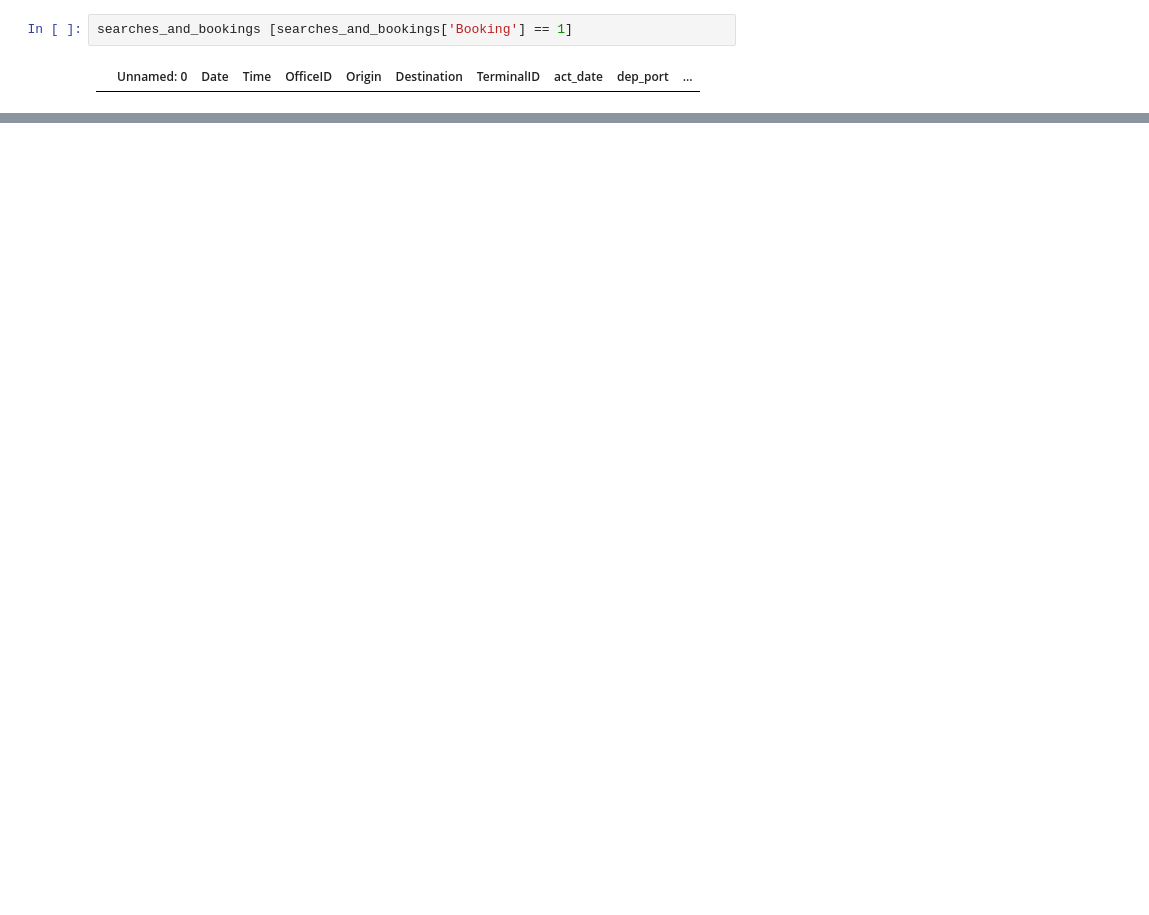
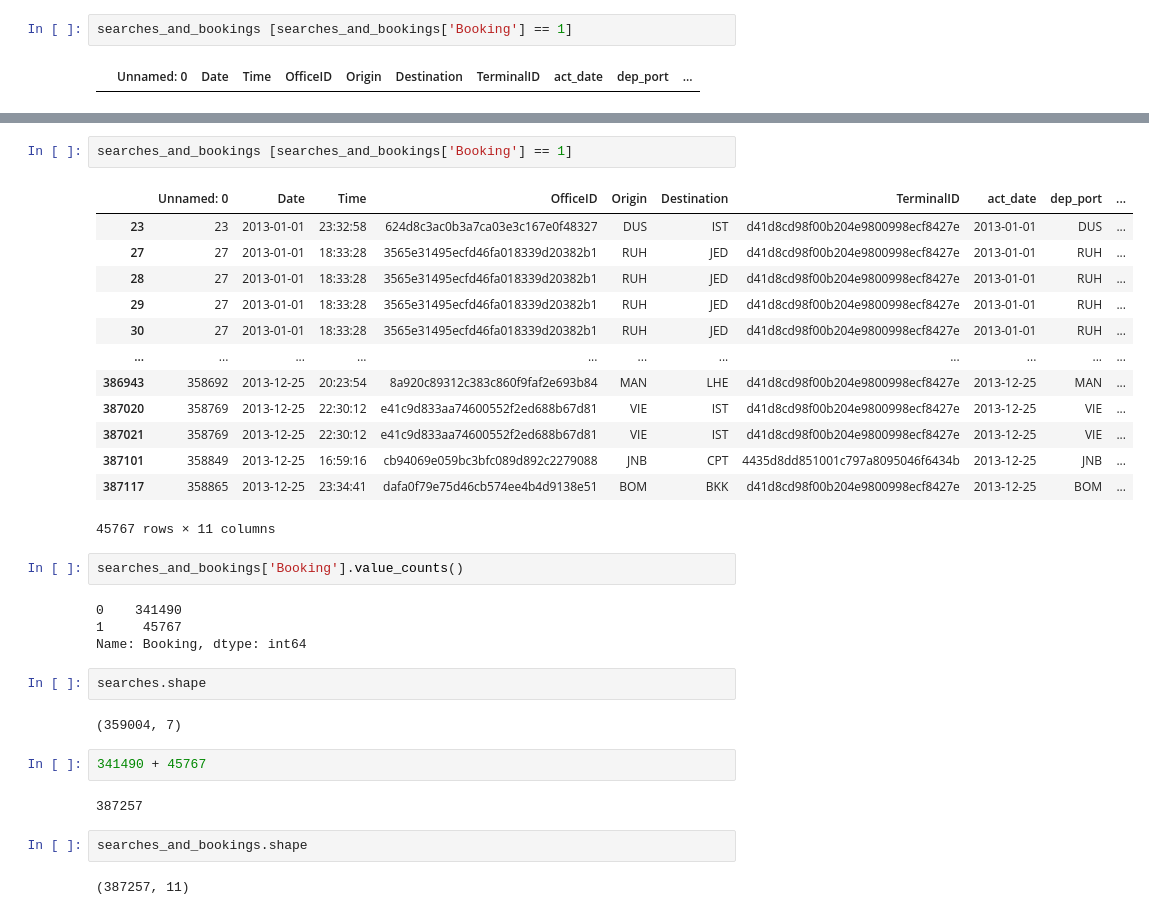
Before and after one commit to Laurajmoreno/DS_Challenge, a Jupyter notebook: Exercise 4 - Searches with bookings match.ipynb, the cells around one changed output, grey strips where cells are left out. Cells and saved outputs as stored; diff of their text form; blank space fills up the shorter version.

```diff
--- a/Exercise 4 - Searches with bookings match.ipynb
+++ b/Exercise 4 - Searches with bookings match.ipynb
@@ -374,0 +426,34 @@ searches_and_bookings [searches_and_bookings['Booking'] == 1]
+# %%
+searches_and_bookings [searches_and_bookings['Booking'] == 1]
+# %% [output]
+|  | Unnamed: 0 | Date | Time | OfficeID | Origin | Destination | TerminalID | act_date | dep_port | ... |
+| 23 | 23 | 2013-01-01 | 23:32:58 | 624d8c3ac0b3a7ca03e3c167e0f48327 | DUS | IST | d41d8cd98f00b204e9800998ecf8427e | 2013-01-01 | DUS | ... |
+| 27 | 27 | 2013-01-01 | 18:33:28 | 3565e31495ecfd46fa018339d20382b1 | RUH | JED | d41d8cd98f00b204e9800998ecf8427e | 2013-01-01 | RUH | ... |
+| 28 | 27 | 2013-01-01 | 18:33:28 | 3565e31495ecfd46fa018339d20382b1 | RUH | JED | d41d8cd98f00b204e9800998ecf8427e | 2013-01-01 | RUH | ... |
+| 29 | 27 | 2013-01-01 | 18:33:28 | 3565e31495ecfd46fa018339d20382b1 | RUH | JED | d41d8cd98f00b204e9800998ecf8427e | 2013-01-01 | RUH | ... |
+| 30 | 27 | 2013-01-01 | 18:33:28 | 3565e31495ecfd46fa018339d20382b1 | RUH | JED | d41d8cd98f00b204e9800998ecf8427e | 2013-01-01 | RUH | ... |
+| ... | ... | ... | ... | ... | ... | ... | ... | ... | ... | ... |
+| 386943 | 358692 | 2013-12-25 | 20:23:54 | 8a920c89312c383c860f9faf2e693b84 | MAN | LHE | d41d8cd98f00b204e9800998ecf8427e | 2013-12-25 | MAN | ... |
+| 387020 | 358769 | 2013-12-25 | 22:30:12 | e41c9d833aa74600552f2ed688b67d81 | VIE | IST | d41d8cd98f00b204e9800998ecf8427e | 2013-12-25 | VIE | ... |
+| 387021 | 358769 | 2013-12-25 | 22:30:12 | e41c9d833aa74600552f2ed688b67d81 | VIE | IST | d41d8cd98f00b204e9800998ecf8427e | 2013-12-25 | VIE | ... |
+| 387101 | 358849 | 2013-12-25 | 16:59:16 | cb94069e059bc3bfc089d892c2279088 | JNB | CPT | 4435d8dd851001c797a8095046f6434b | 2013-12-25 | JNB | ... |
+| 387117 | 358865 | 2013-12-25 | 23:34:41 | dafa0f79e75d46cb574ee4b4d9138e51 | BOM | BKK | d41d8cd98f00b204e9800998ecf8427e | 2013-12-25 | BOM | ... |
+45767 rows × 11 columns
+# %%
+searches_and_bookings['Booking'].value_counts()
+# %% [output]
+0    341490
+1     45767
+Name: Booking, dtype: int64
+# %%
+searches.shape
+# %% [output]
+(359004, 7)
+# %%
+341490 + 45767
+# %% [output]
+387257
+# %%
+searches_and_bookings.shape
+# %% [output]
+(387257, 11)
```
Also changed, not shown: parts of 12 cells of this notebook.
